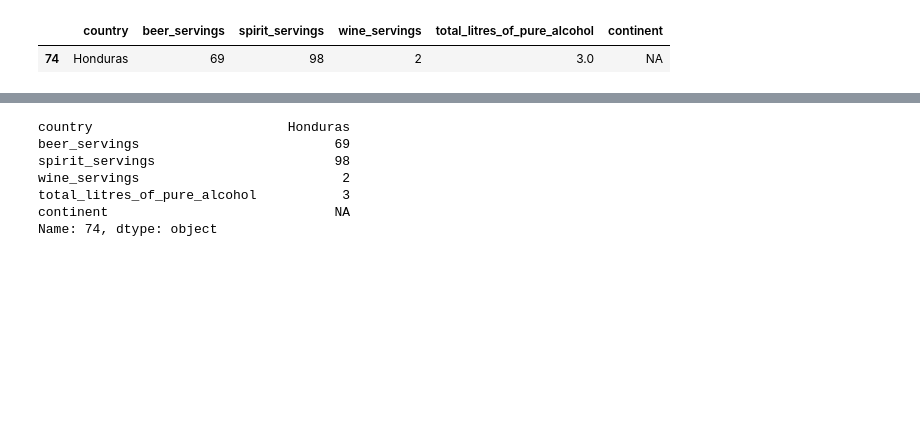
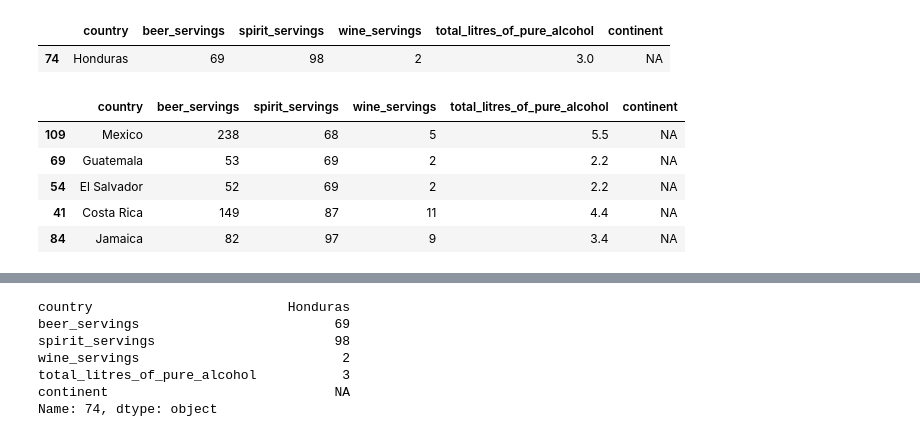
Before and after one commit to anthonytuanta/GA_DAT5, a Jupyter notebook: week2/lab/05.1_pandas_lab_demo.ipynb, the cells around one changed output, grey strips where cells are left out. Drawn from its saved outputs; the diff is of its cells as text; code cells hidden in the pictures; blank space fills up the shorter version.

```diff
--- a/week2/lab/05.1_pandas_lab_demo.ipynb
+++ b/week2/lab/05.1_pandas_lab_demo.ipynb
@@ -126,6 +178,15 @@ drinks[drinks.continent == 'NA'].sort_index(by = 'spirit_servings')
 # %%
-sorted_drinks = drinks[drinks.continent == 'NA'].sort_index(by = 'spirit_servings')
+sorted_drinks = drinks[drinks.continent == 'NA'].sort_values(by = 'spirit_servings')
 sorted_drinks.iloc[5:6]
 # %% [output]
 |  | country | beer_servings | spirit_servings | wine_servings | total_litres_of_pure_alcohol | continent |
 | 74 | Honduras | 69 | 98 | 2 | 3.0 | NA |
+# %%
+sorted_drinks.head()
+# %% [output]
+|  | country | beer_servings | spirit_servings | wine_servings | total_litres_of_pure_alcohol | continent |
+| 109 | Mexico | 238 | 68 | 5 | 5.5 | NA |
+| 69 | Guatemala | 53 | 69 | 2 | 2.2 | NA |
+| 54 | El Salvador | 52 | 69 | 2 | 2.2 | NA |
+| 41 | Costa Rica | 149 | 87 | 11 | 4.4 | NA |
+| 84 | Jamaica | 82 | 97 | 9 | 3.4 | NA |
```
Also changed, not shown: parts of 16 cells of this notebook, 6 other files.
